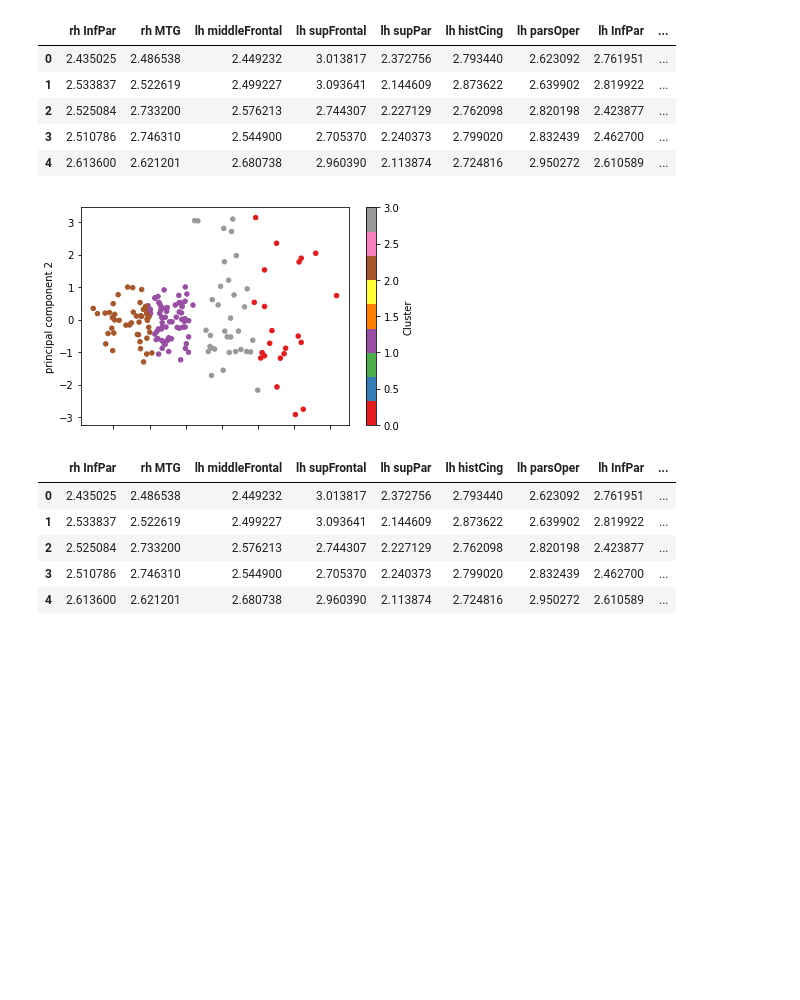
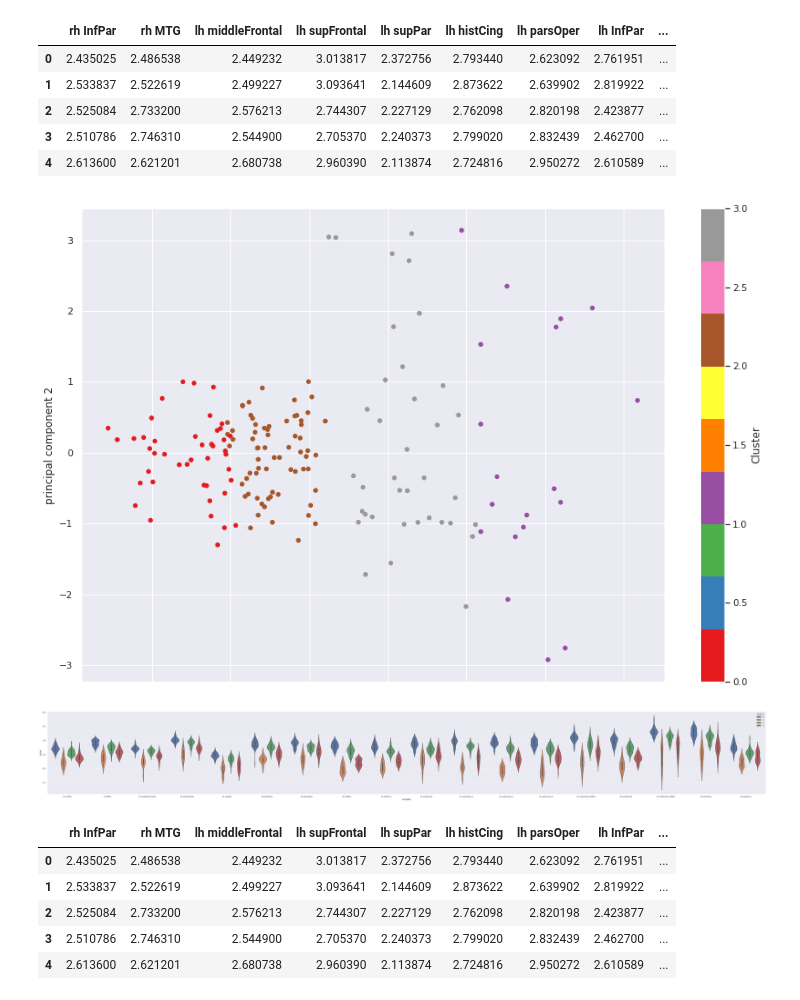
Before and after one commit to RoyMassett/Roy_Ava_Clustering_2019, a Jupyter notebook: notebooks/Thickness_Interaction_Clustering.ipynb, the cells around one changed output. Drawn from its saved outputs; the diff is of its cells as text; code cells hidden in the pictures; blank space fills up the shorter version.

```diff
--- a/notebooks/Thickness_Interaction_Clustering.ipynb
+++ b/notebooks/Thickness_Interaction_Clustering.ipynb
@@ -151,4 +155,5 @@ SyntaxError: ignored
 # %%
+sns.set(rc={'figure.figsize':(15, 10)})
 unclustered_pca = pca_2D_raw(interaction)
 unclustered_pca["Diagnosis"] = interaction["Diagnosis"]
 ax_unclustered = unclustered_pca.plot.scatter(x='principal component 1', y='principal component 2', c="Diagnosis", colormap="Set1")
@@ -179,0 +185,4 @@ plt.show(ax_unclustered)
+# %%
+sns.set(rc={'figure.figsize':(30,8.27)})
+long_form_two = pd.melt(interaction_2_clusters, id_vars="Cluster", value_vars=features)
+ax_violin_two = sns.violinplot(x='variable', y='value', data=long_form_two, hue="Cluster", split=True)
@@ -198,6 +203,7 @@ interaction_3_clusters.head()
 | 3 | 2.510786 | 2.746310 | 2.544900 | 2.705370 | 2.240373 | 2.799020 | 2.832439 | 2.462700 | ... |
 | 4 | 2.613600 | 2.621201 | 2.680738 | 2.960390 | 2.113874 | 2.724816 | 2.950272 | 2.610589 | ... |
 # %%
+sns.set(rc={'figure.figsize':(15,10)})
 three_cluster_pca = principalDf.copy()
 three_cluster_pca["Cluster"] = interaction_3_clusters["Cluster"]
 three_cluster_pca["Diagnosis"] = interaction["Diagnosis"]
@@ -208,0 +215,4 @@ plt.show(ax_unclustered)
+# %%
+sns.set(rc={'figure.figsize':(50,8.27)})
+long_form_three = pd.melt(interaction_3_clusters, id_vars="Cluster", value_vars=features)
+ax_violin_three = sns.violinplot(x='variable', y='value', data=long_form_three, hue="Cluster")
@@ -226,14 +238,21 @@ interaction_4_clusters.head()
 | 4 | 2.613600 | 2.621201 | 2.680738 | 2.960390 | 2.113874 | 2.724816 | 2.950272 | 2.610589 | ... |
 # %%
 #PCA
+sns.set(rc={'figure.figsize':(15, 10)})
 four_cluster_pca = principalDf.copy()
 four_cluster_pca["Cluster"] = interaction_4_clusters["Cluster"]
 four_cluster_pca["Diagnosis"] = interaction["Diagnosis"]
 ax_4_cluster = four_cluster_pca.plot.scatter(x='principal component 1', y='principal component 2', c="Cluster", colormap="Set1")
 plt.show(ax_4_cluster)
 plt.show(ax_unclustered)
 # %% [output]
-[figure, old version]
+[figure, new version]
+# %%
+sns.set(rc={'figure.figsize':(70,8.27)})
+long_form_four = pd.melt(interaction_4_clusters, id_vars="Cluster", value_vars=features)
+ax_violin_four = sns.violinplot(x='variable', y='value', data=long_form_four, hue="Cluster")
+# %% [output]
+[figure, added]
 # %%
 interaction_5_clusters = interaction_features.copy()
 km_5 = KMeans(n_clusters = 5)
```
Also changed, not shown: parts of 12 cells of this notebook.
